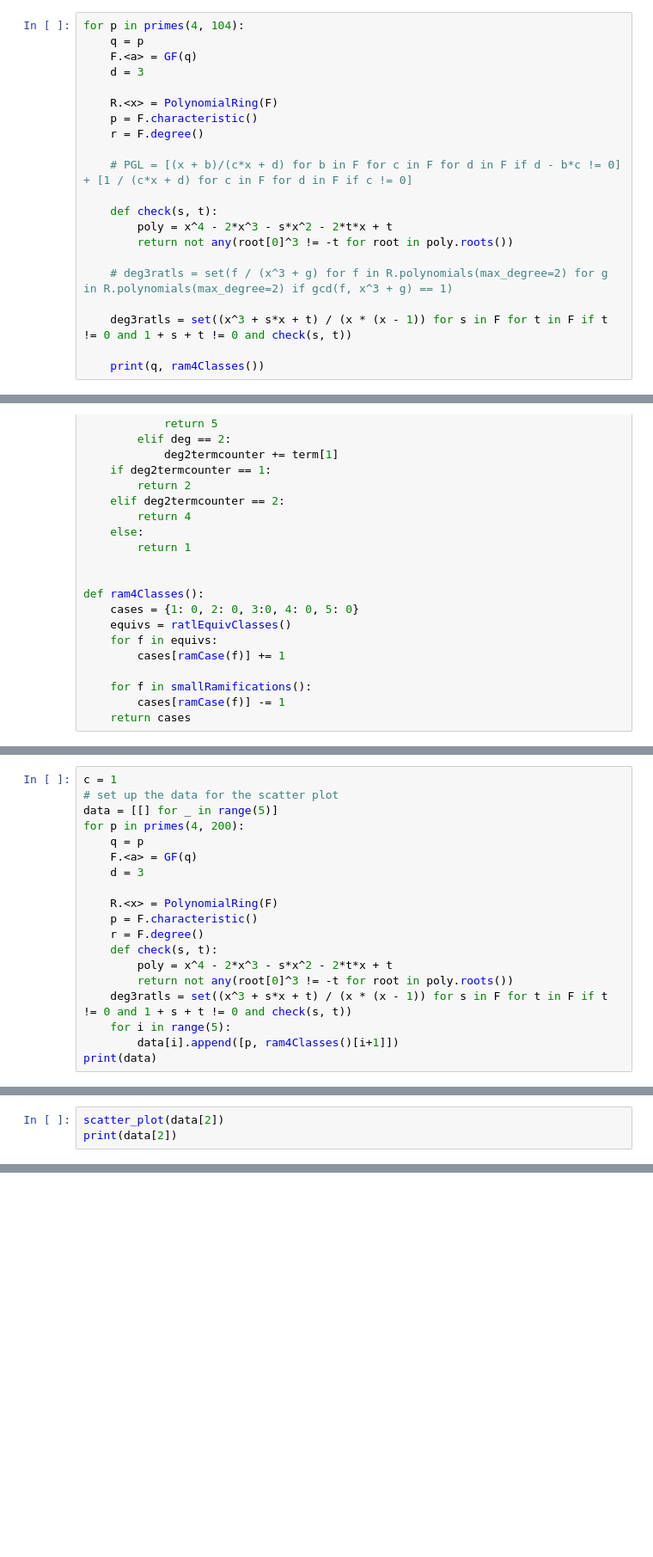
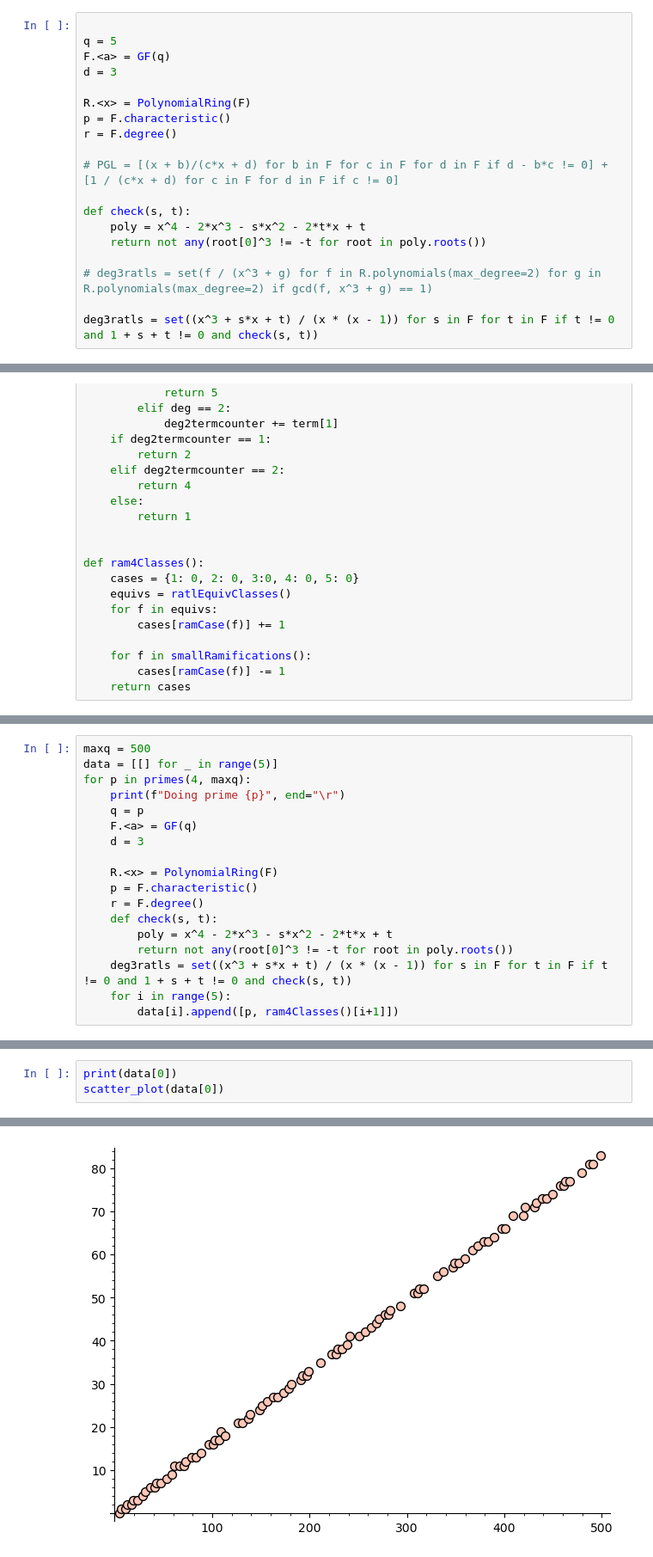
Before and after one commit to angelofdesth/AGL_equiv, a Jupyter notebook: ratl.ipynb, the cells around one changed output, grey strips where cells are left out. Shown: that part at 86% size. Saved outputs shown, nothing was run; the diff lists cells and outputs as text; blank space fills up the shorter version.

Commit message:
updated scatter plots and data generation for ramification points

```diff
--- a/ratl.ipynb
+++ b/ratl.ipynb
@@ -4,23 +4,21 @@ from copy import deepcopy
 from pprint import pprint
 from tqdm import tqdm
 # %%
-for p in primes(4, 104):
-    q = p
-    F.<a> = GF(q)
-    d = 3
 
-    R.<x> = PolynomialRing(F)
-    p = F.characteristic()
-    r = F.degree()
+q = 5
+F.<a> = GF(q)
+d = 3
 
-    # PGL = [(x + b)/(c*x + d) for b in F for c in F for d in F if d - b*c != 0] + [1 / (c*x + d) for c in F for d in F if c != 0]
+R.<x> = PolynomialRing(F)
+p = F.characteristic()
+r = F.degree()
 
-    def check(s, t):
-        poly = x^4 - 2*x^3 - s*x^2 - 2*t*x + t
-        return not any(root[0]^3 != -t for root in poly.roots())
+# PGL = [(x + b)/(c*x + d) for b in F for c in F for d in F if d - b*c != 0] + [1 / (c*x + d) for c in F for d in F if c != 0]
 
-    # deg3ratls = set(f / (x^3 + g) for f in R.polynomials(max_degree=2) for g in R.polynomials(max_degree=2) if gcd(f, x^3 + g) == 1)
+def check(s, t):
+    poly = x^4 - 2*x^3 - s*x^2 - 2*t*x + t
+    return not any(root[0]^3 != -t for root in poly.roots())
 
-    deg3ratls = set((x^3 + s*x + t) / (x * (x - 1)) for s in F for t in F if t != 0 and 1 + s + t != 0 and check(s, t))
+# deg3ratls = set(f / (x^3 + g) for f in R.polynomials(max_degree=2) for g in R.polynomials(max_degree=2) if gcd(f, x^3 + g) == 1)
 
-    print(q, ram4Classes())
+deg3ratls = set((x^3 + s*x + t) / (x * (x - 1)) for s in F for t in F if t != 0 and 1 + s + t != 0 and check(s, t))
@@ -317,8 +284,8 @@ print(ram4Classes())
 # %%
-c = 1
-# set up the data for the scatter plot
+maxq = 500
 data = [[] for _ in range(5)]
-for p in primes(4, 200):
+for p in primes(4, maxq):
+    print(f"Doing prime {p}", end="\r")
     q = p
     F.<a> = GF(q)
     d = 3
@@ -332,5 +299,4 @@ for p in primes(4, 200):
     deg3ratls = set((x^3 + s*x + t) / (x * (x - 1)) for s in F for t in F if t != 0 and 1 + s + t != 0 and check(s, t))
     for i in range(5):
         data[i].append([p, ram4Classes()[i+1]])
-print(data)
 # %% [output]
@@ -338,4 +304,4 @@ print(data)
 # %%
-scatter_plot(data[2])
-print(data[2])
+print(data[0])
+scatter_plot(data[0])
 # %% [output]
@@ -343 +309,2 @@ print(data[2])
+[figure, added]
 # %%
```
Also changed, not shown: parts of 11 cells of this notebook.
